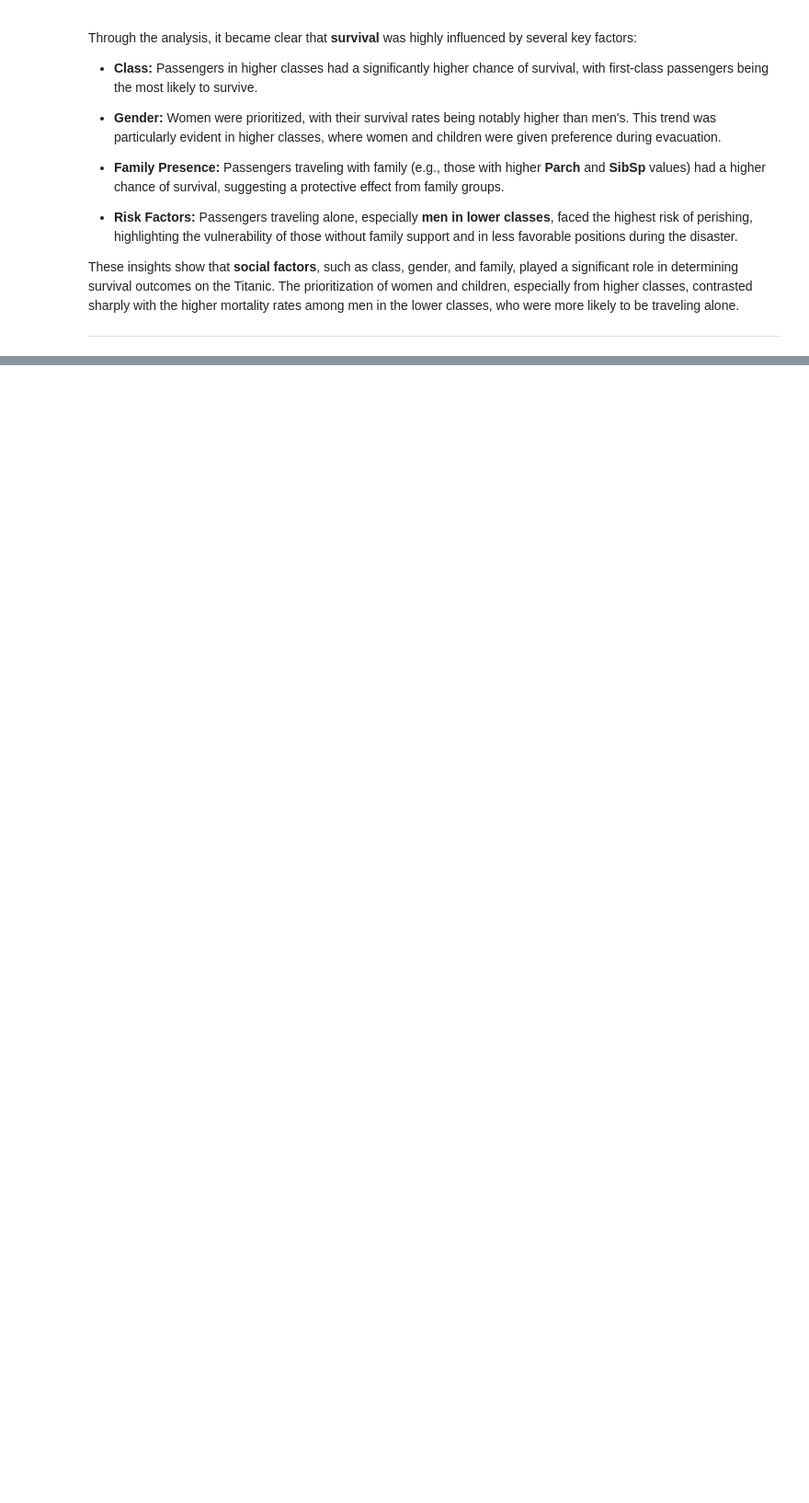
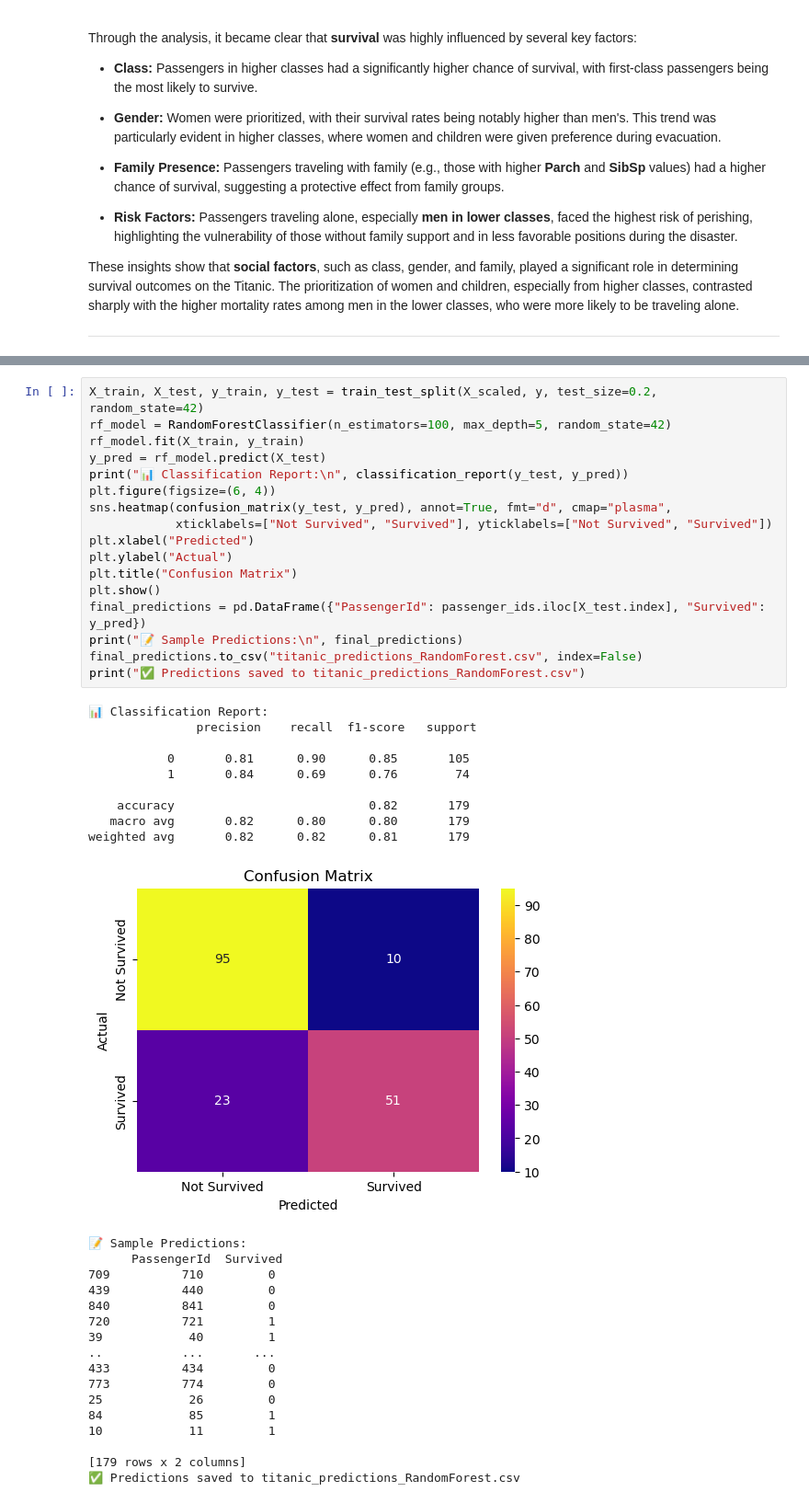
Before and after one commit to AKASH-CODZ/PRODIGY_04, a Jupyter notebook: TASK_3.ipynb, the cells around one changed output, grey strips where cells are left out. Shown at 92% size. Cells and saved outputs as stored; diff of their text form; blank space fills up the shorter version.

```diff
--- a/TASK_3.ipynb
+++ b/TASK_3.ipynb
@@ -263,0 +297,44 @@ These insights show that **social factors**, such as class, gender, and family,
+# %%
+X_train, X_test, y_train, y_test = train_test_split(X_scaled, y, test_size=0.2, random_state=42)
+rf_model = RandomForestClassifier(n_estimators=100, max_depth=5, random_state=42)
+rf_model.fit(X_train, y_train)
+y_pred = rf_model.predict(X_test)
+print("📊 Classification Report:\n", classification_report(y_test, y_pred))
+plt.figure(figsize=(6, 4))
+sns.heatmap(confusion_matrix(y_test, y_pred), annot=True, fmt="d", cmap="plasma",
+            xticklabels=["Not Survived", "Survived"], yticklabels=["Not Survived", "Survived"])
+plt.xlabel("Predicted")
+plt.ylabel("Actual")
+plt.title("Confusion Matrix")
+plt.show()
+final_predictions = pd.DataFrame({"PassengerId": passenger_ids.iloc[X_test.index], "Survived": y_pred})
+print("📝 Sample Predictions:\n", final_predictions)
+final_predictions.to_csv("titanic_predictions_RandomForest.csv", index=False)
+print("✅ Predictions saved to titanic_predictions_RandomForest.csv")
+# %% [output]
+📊 Classification Report:
+               precision    recall  f1-score   support
+
+           0       0.81      0.90      0.85       105
+           1       0.84      0.69      0.76        74
+
+    accuracy                           0.82       179
+   macro avg       0.82      0.80      0.80       179
+weighted avg       0.82      0.82      0.81       179
+[figure, added]
+📝 Sample Predictions:
+      PassengerId  Survived
+709          710         0
+439          440         0
+840          841         0
+720          721         1
+39            40         1
+..           ...       ...
+433          434         0
+773          774         0
+25            26         0
+84            85         1
+10            11         1
+
+[179 rows x 2 columns]
+✅ Predictions saved to titanic_predictions_RandomForest.csv
```
Also changed, not shown: parts of 13 cells of this notebook.
